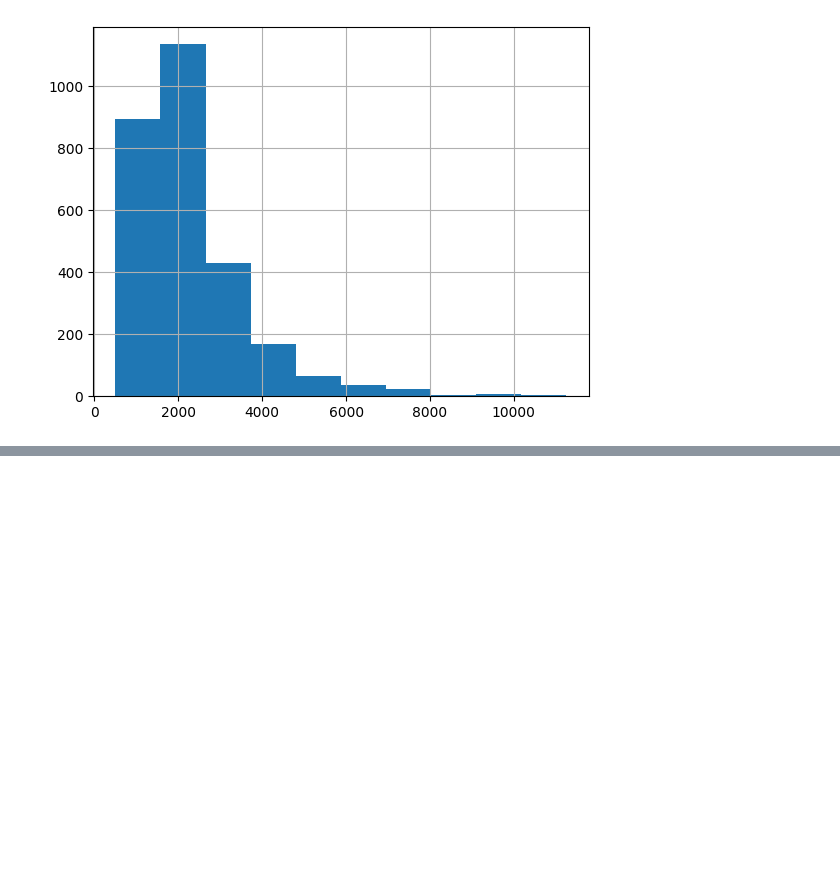
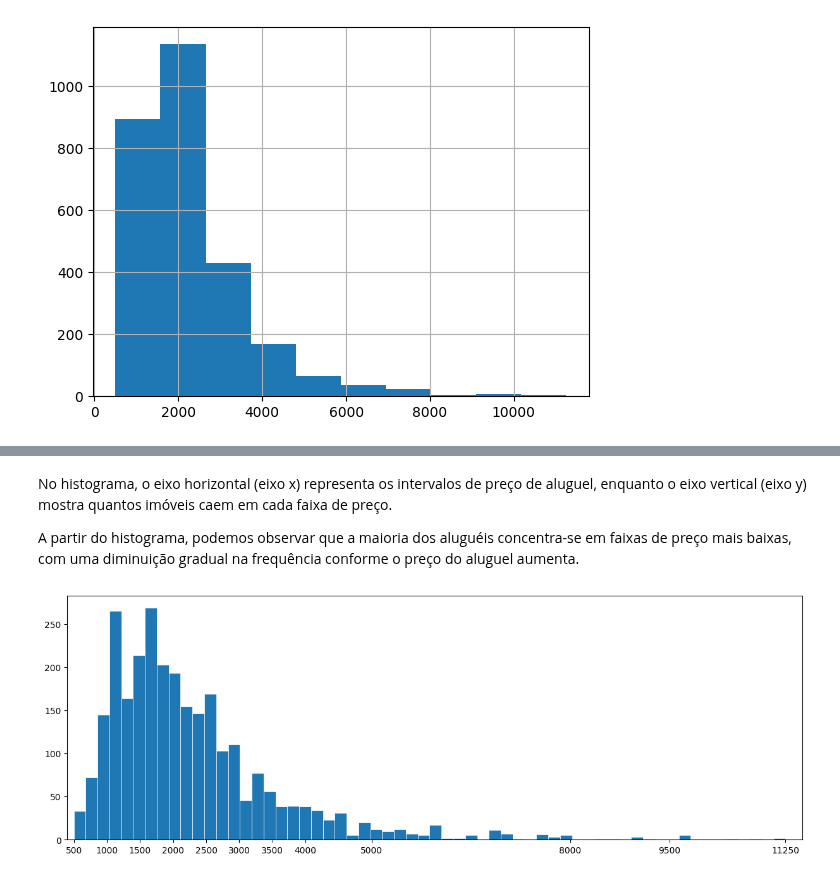
Before and after one commit to abilioepalanga/Market-Value-Predictor-Airbnb, a Jupyter notebook: main.ipynb, the cells around one changed output, grey strips where cells are left out. Drawn from its saved outputs; the diff is of its cells as text; code cells hidden in the pictures; blank space fills up the shorter version.

```diff
--- a/main.ipynb
+++ b/main.ipynb
@@ -611,0 +632,13 @@ base.aluguel.hist()
+# %% [markdown]
+No histograma, o eixo horizontal (eixo x) representa os intervalos de preço de aluguel, enquanto o eixo vertical (eixo y) mostra quantos imóveis caem em cada faixa de preço.
+
+A partir do histograma, podemos observar que a maioria dos aluguéis concentra-se em faixas de preço mais baixas, com uma diminuição gradual na frequência conforme o preço do aluguel aumenta.
+# %%
+
+
+fig, ax = plt.subplots (figsize = (15, 5))
+ax.hist(base.aluguel, bins=60, linewidth=0.5, edgecolor= "white")
+ax.set(xlim=(400, 11500), xticks= [500, 1000, 1500, 2000, 2500, 3000, 3500, 4000, 5000, 8000, 9500, 11250])
+plt.show()
+# %% [output]
+[figure, added]
```
Also changed, not shown: parts of 2 cells of this notebook.
